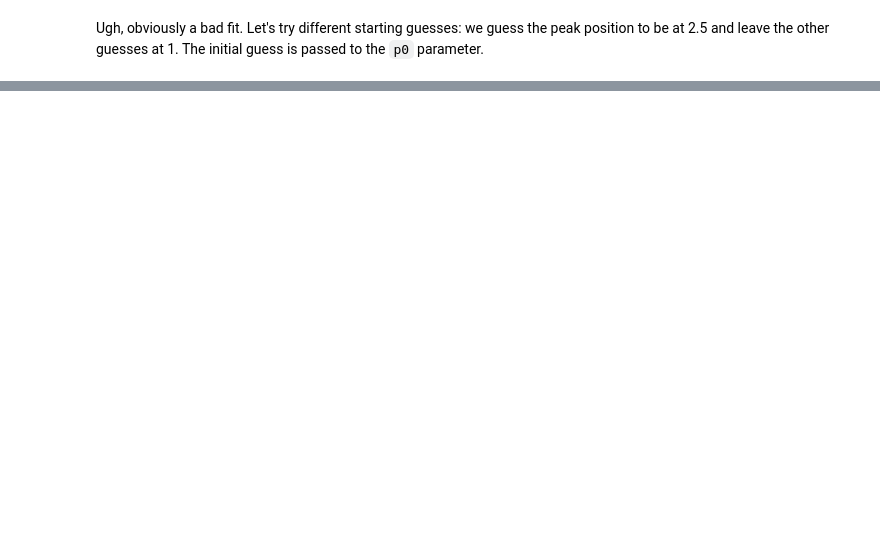
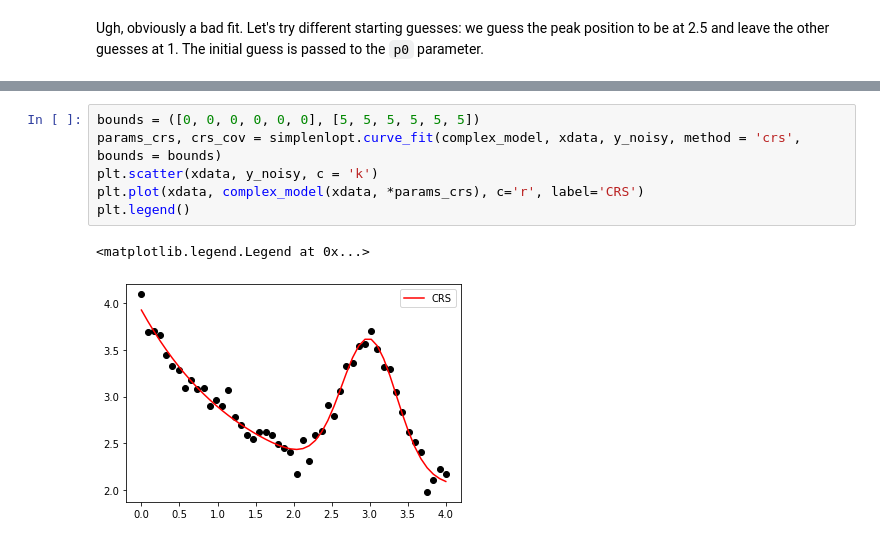
Before and after one commit to dschmitz89/simplenlopt, a Jupyter notebook: docs/source/Curve_Fitting.ipynb, the cells around one changed output, grey strips where cells are left out. Drawn from its saved outputs; the diff is of its cells as text; blank space fills up the shorter version.

Commit message:
Include global optimizers in curve_fit

```diff
--- a/docs/source/Curve_Fitting.ipynb
+++ b/docs/source/Curve_Fitting.ipynb
@@ -142,0 +149,9 @@ Clearly, MMA outperforms BOBYQA in this case. As always with nonlinear optimizat
+# %%
+bounds = ([0, 0, 0, 0, 0, 0], [5, 5, 5, 5, 5, 5])
+params_crs, crs_cov = simplenlopt.curve_fit(complex_model, xdata, y_noisy, method = 'crs', bounds = bounds)
+plt.scatter(xdata, y_noisy, c = 'k')
+plt.plot(xdata, complex_model(xdata, *params_crs), c='r', label='CRS')
+plt.legend()
+# %% [output]
+<matplotlib.legend.Legend at 0x...>
+[figure, added]
```
Also changed, not shown: parts of 11 cells of this notebook, 2 other files.
